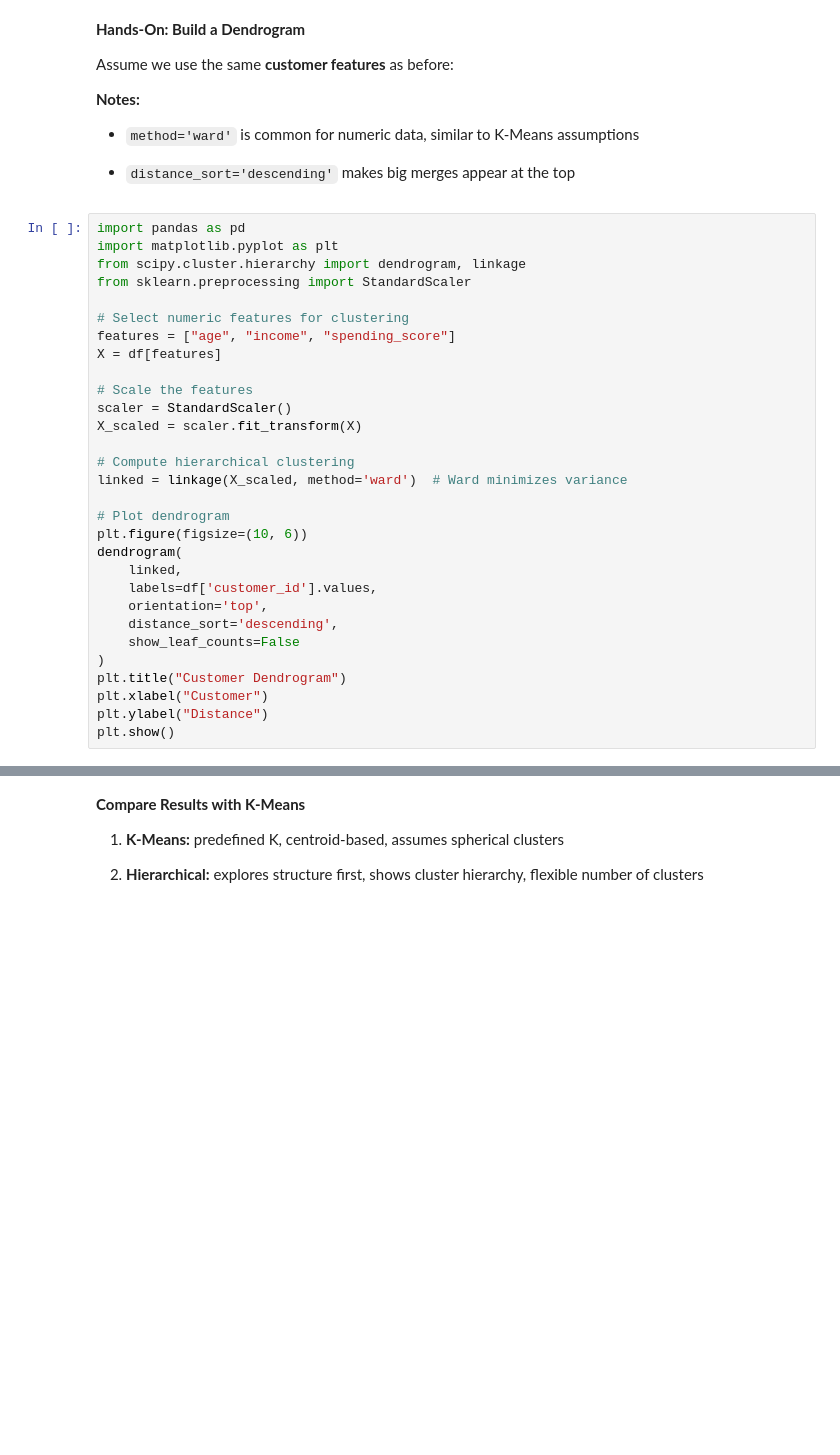
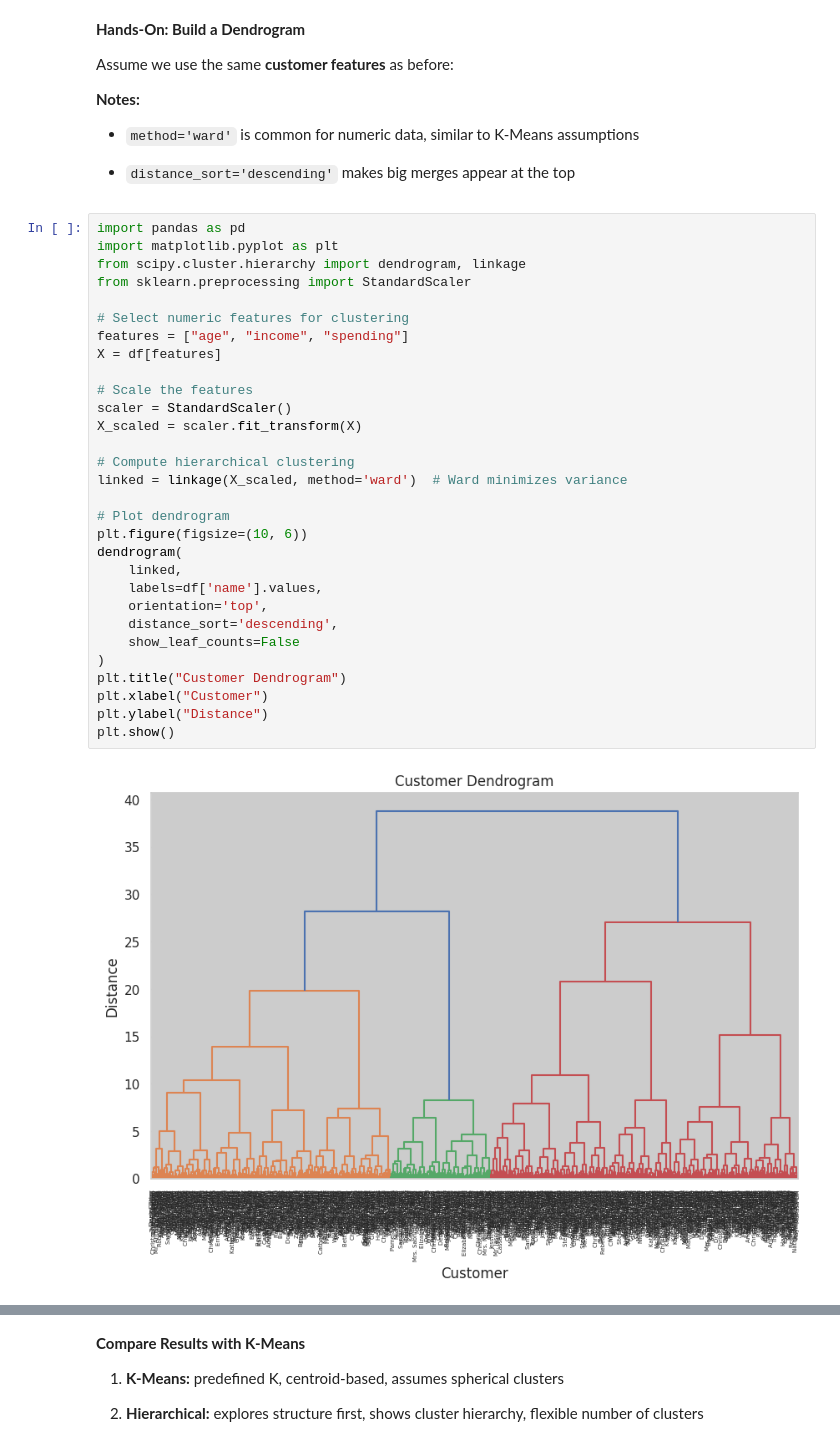
Before and after one commit to epythonlab2/AI_4_health, a Jupyter notebook: module_2_unsupervised_machine_learning.ipynb, the cells around one changed output, grey strips where cells are left out. Drawn from its saved outputs; the diff is of its cells as text; blank space fills up the shorter version.

```diff
--- a/module_2_unsupervised_machine_learning.ipynb
+++ b/module_2_unsupervised_machine_learning.ipynb
@@ -1217,33 +1230,35 @@ Assume we use the same **customer features** as before:
 # %%
 import pandas as pd
 import matplotlib.pyplot as plt
 from scipy.cluster.hierarchy import dendrogram, linkage
 from sklearn.preprocessing import StandardScaler
 
 # Select numeric features for clustering
-features = ["age", "income", "spending_score"]
+features = ["age", "income", "spending"]
 X = df[features]
 
 # Scale the features
 scaler = StandardScaler()
 X_scaled = scaler.fit_transform(X)
 
 # Compute hierarchical clustering
 linked = linkage(X_scaled, method='ward')  # Ward minimizes variance
 
 # Plot dendrogram
 plt.figure(figsize=(10, 6))
 dendrogram(
     linked,
-    labels=df['customer_id'].values,
+    labels=df['name'].values,
     orientation='top',
     distance_sort='descending',
     show_leaf_counts=False
 )
 plt.title("Customer Dendrogram")
 plt.xlabel("Customer")
 plt.ylabel("Distance")
 plt.show()
+# %% [output]
+[figure, added]
 # %% [markdown]
 **Key Observations**
 
```
Also changed, not shown: parts of 22 cells of this notebook.
